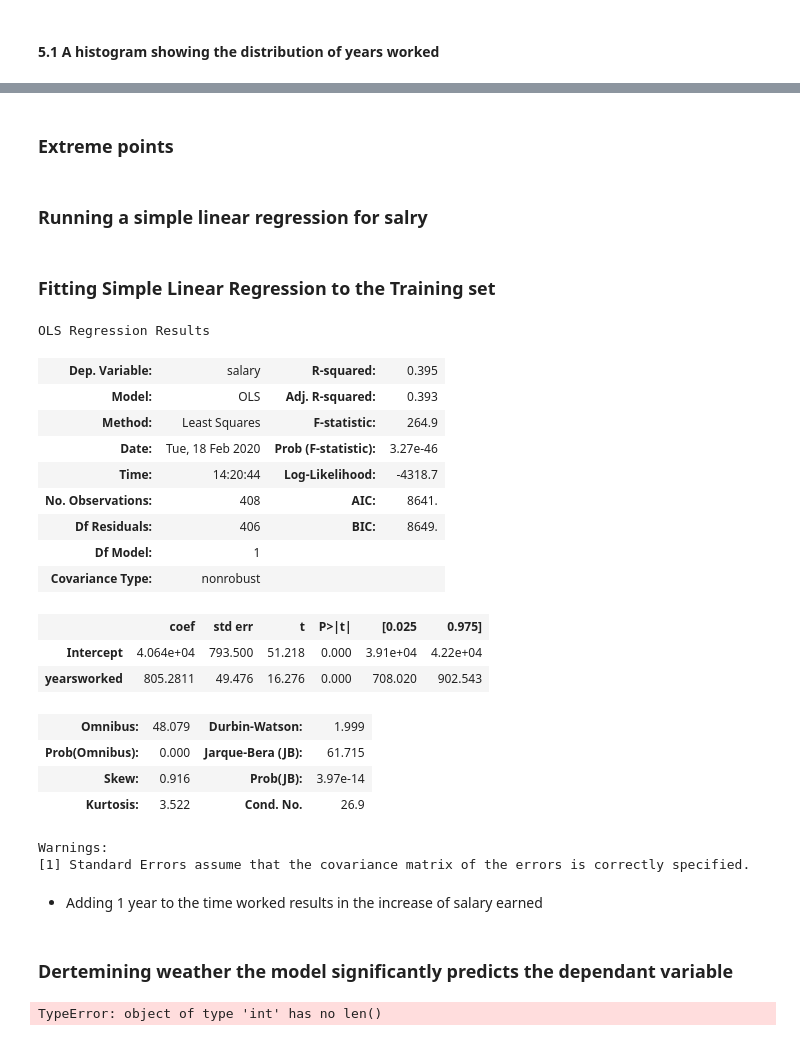
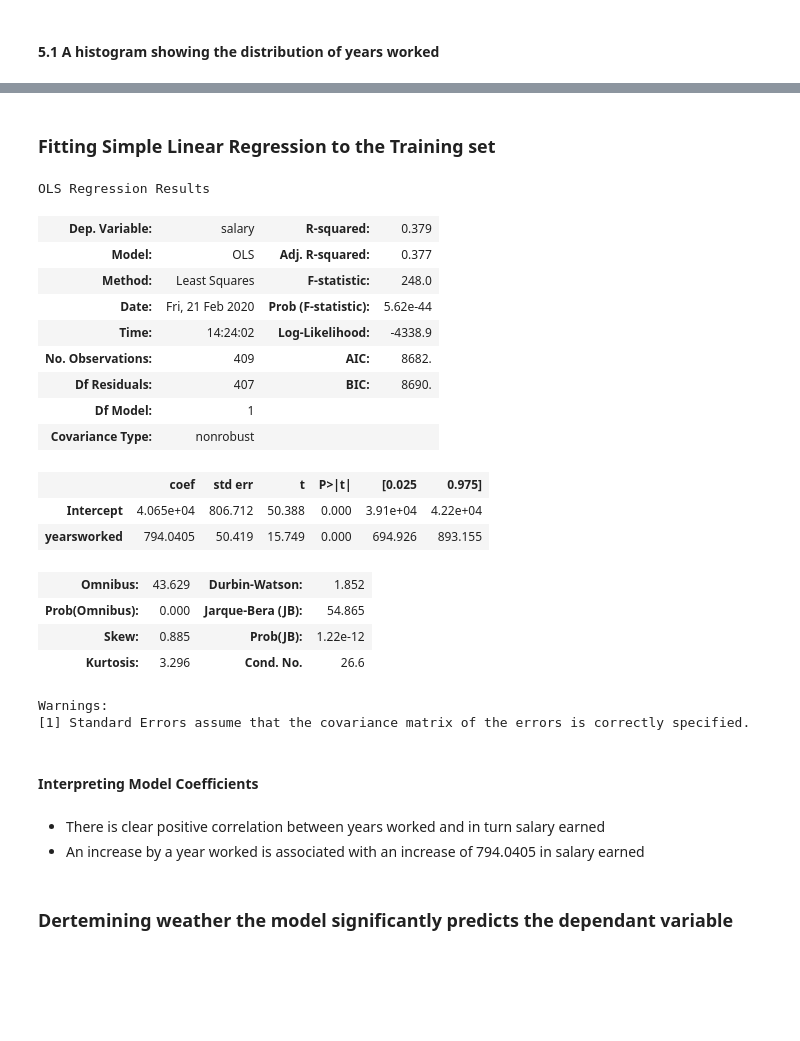
Before and after one commit to AllenMkandla/simple_linear_regression, a Jupyter notebook: linear_regression.ipynb, the cells around one changed output, grey strips where cells are left out. Cells and saved outputs as stored; diff of their text form; code cells hidden in the pictures; blank space fills up the shorter version.

```diff
--- a/linear_regression.ipynb
+++ b/linear_regression.ipynb
@@ -141,0 +140,5 @@ x_train,y_train,x_test,y_test = train_test_split(x,y, test_size= 0.3)
+# %%
+# 80/20 split
+x = df_cleaned[['exprior','yearsworked','yearsrank','market','degree','otherqual','position', 'male','Field','yearsabs']]
+y = df_cleaned['salary']
+X_train, X_test, y_train, y_test = train_test_split(x, y, test_size=0.20)
@@ -141,0 +151,7 @@ x_train,y_train,x_test,y_test = train_test_split(x,y, test_size= 0.3)
+# %%
+X_train = pd.DataFrame(X_train)
+y_train = pd.DataFrame(y_train)
+#creating a combined Data frame for train set
+df_train = pd.concat([X_train, y_train], axis=1).reindex(X_train.index)
+
+df_train.head()
@@ -199,41 +214,36 @@ plt.show()
-# %% [markdown]
-### Extreme points
-# %% [markdown]
-### Running a simple linear regression for salry
 # %% [markdown]
 ### Fitting Simple Linear Regression to the Training set
 # %%
 
 import statsmodels.formula.api as smf
 # create a fitted model in one line
-regressor = smf.ols(formula='salary ~ yearsworked', data=df_train).fit()
+model = smf.ols(formula='salary ~ yearsworked', data=df_train).fit()
 # print the coefficients
-regressor.summary()
+model.summary()
 # %% [output]
 OLS Regression Results
-| Dep. Variable: | salary | R-squared: | 0.395 |
-| Model: | OLS | Adj. R-squared: | 0.393 |
-| Method: | Least Squares | F-statistic: | 264.9 |
-| Date: | Tue, 18 Feb 2020 | Prob (F-statistic): | 3.27e-46 |
-| Time: | 14:20:44 | Log-Likelihood: | -4318.7 |
-| No. Observations: | 408 | AIC: | 8641. |
-| Df Residuals: | 406 | BIC: | 8649. |
+| Dep. Variable: | salary | R-squared: | 0.379 |
+| Model: | OLS | Adj. R-squared: | 0.377 |
+| Method: | Least Squares | F-statistic: | 248.0 |
+| Date: | Fri, 21 Feb 2020 | Prob (F-statistic): | 5.62e-44 |
+| Time: | 14:24:02 | Log-Likelihood: | -4338.9 |
+| No. Observations: | 409 | AIC: | 8682. |
+| Df Residuals: | 407 | BIC: | 8690. |
 | Df Model: | 1 |  |  |
 | Covariance Type: | nonrobust |  |  |
 |  | coef | std err | t | P>|t| | [0.025 | 0.975] |
-| Intercept | 4.064e+04 | 793.500 | 51.218 | 0.000 | 3.91e+04 | 4.22e+04 |
-| yearsworked | 805.2811 | 49.476 | 16.276 | 0.000 | 708.020 | 902.543 |
+| Intercept | 4.065e+04 | 806.712 | 50.388 | 0.000 | 3.91e+04 | 4.22e+04 |
+| yearsworked | 794.0405 | 50.419 | 15.749 | 0.000 | 694.926 | 893.155 |
-| Omnibus: | 48.079 | Durbin-Watson: | 1.999 |
-| Prob(Omnibus): | 0.000 | Jarque-Bera (JB): | 61.715 |
-| Skew: | 0.916 | Prob(JB): | 3.97e-14 |
-| Kurtosis: | 3.522 | Cond. No. | 26.9 |
+| Omnibus: | 43.629 | Durbin-Watson: | 1.852 |
+| Prob(Omnibus): | 0.000 | Jarque-Bera (JB): | 54.865 |
+| Skew: | 0.885 | Prob(JB): | 1.22e-12 |
+| Kurtosis: | 3.296 | Cond. No. | 26.6 |
 Warnings:
 [1] Standard Errors assume that the covariance matrix of the errors is correctly specified.
-# %% [markdown]
-* Adding 1 year to the time worked results in the increase of salary earned
+# %% [markdown]
+#### Interpreting Model Coefficients
+# %% [markdown]
+* There is clear positive correlation between years worked and in turn salary earned
+* An increase by a year worked is associated with an increase of 794.0405 in salary earned
 # %% [markdown]
 ### Dertemining weather the model significantly predicts the dependant variable
-# %%
-prediction = regressor.predict(12)
-# %% [output]
-TypeError: object of type 'int' has no len()
```
Also changed, not shown: parts of 54 cells of this notebook.
